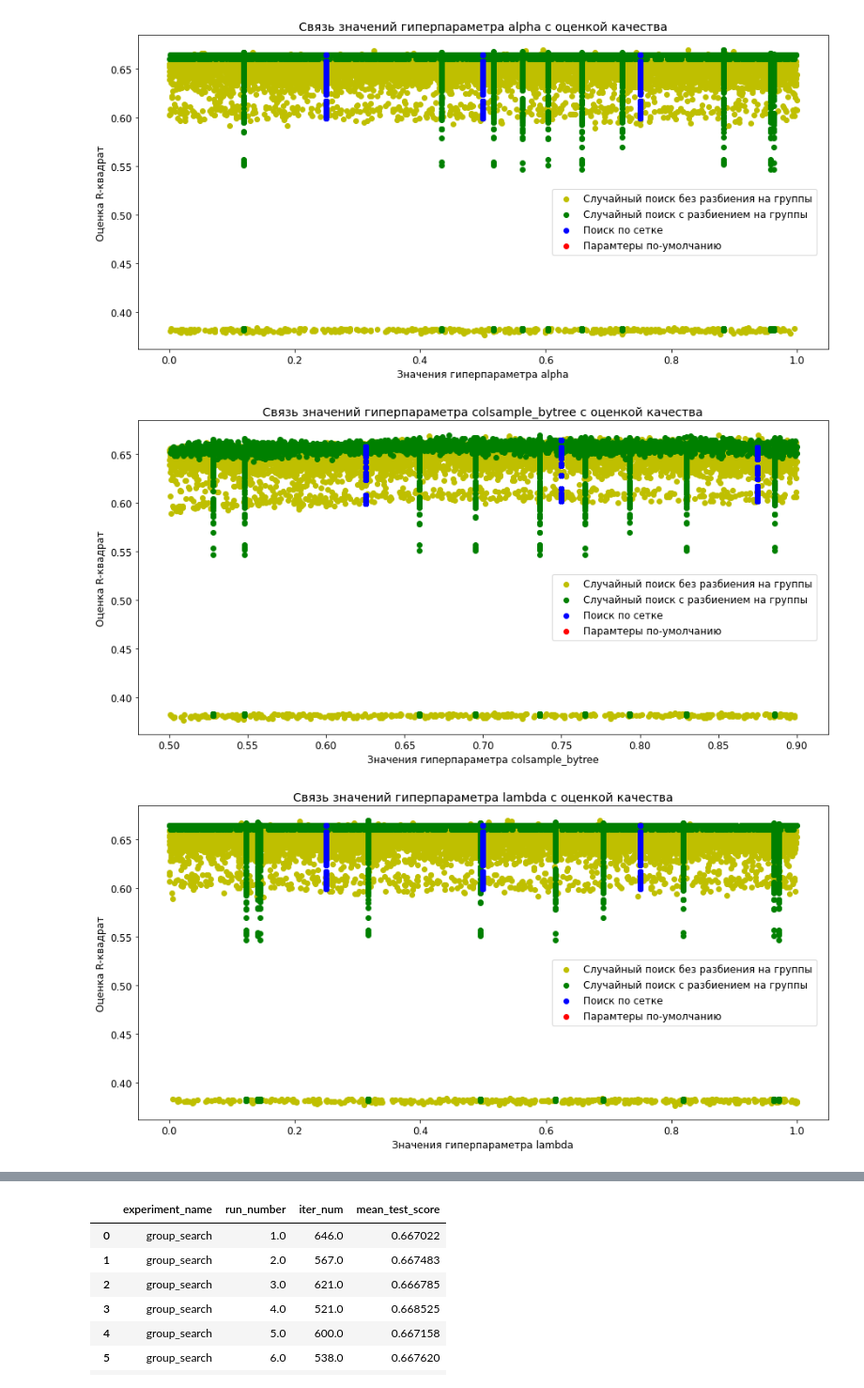
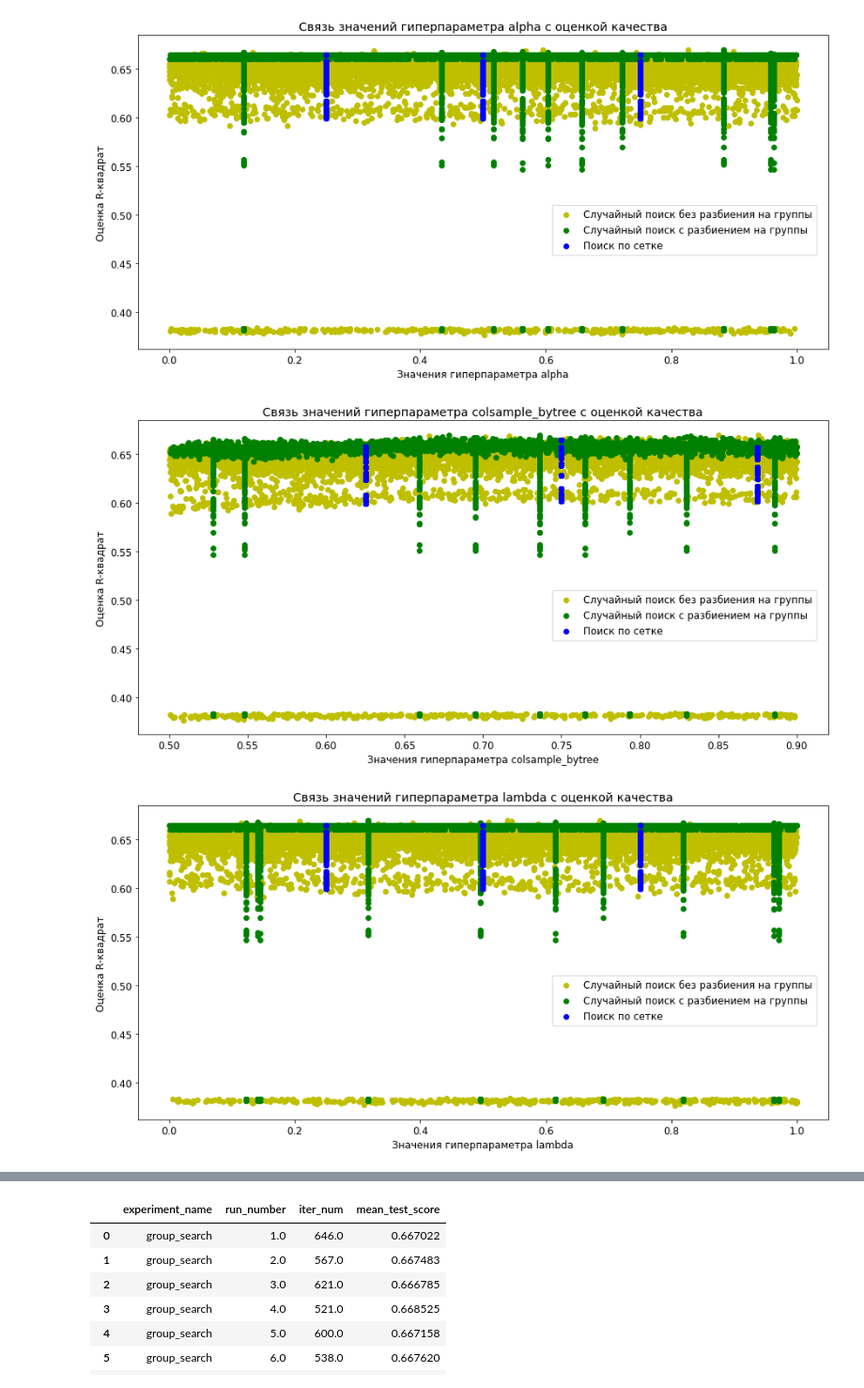
Before and after one commit to HollowPrincess/GradBoostOptim, a Jupyter notebook: full_test/test_1_analysis.ipynb, the cells around one changed output, grey strips where cells are left out. Shown at 94% size. Drawn from its saved outputs; the diff is of its cells as text; code cells hidden in the pictures.

Commit message:
run new data

```diff
--- a/full_test/test_1_analysis.ipynb
+++ b/full_test/test_1_analysis.ipynb
@@ -8,7 +8,8 @@ plt.rcParams.update({'font.size': 12})
 # %%
 dataset_name = 'prepared_facebook_data'
 folder_name = 'facebook_comm_vol'
-DIR_WITH_FILES= '../other_data_experiments/{}/'.format(folder_name)
+DIR_WITH_FILES= '../other_data_experiments/{}/first experiment/'.format(folder_name)
+GRAPHS_DIR = '../other_data_experiments/{}/graphs/'.format(folder_name)
 # %%
 grid_df = pd.read_csv(DIR_WITH_FILES+'res_grid_search_{}.csv'.format(dataset_name))
 default_df = pd.read_csv(DIR_WITH_FILES+'res_default_{}.csv'.format(dataset_name))
@@ -160,36 +165,35 @@ params_list=['param_alpha', 'param_colsample_bytree',
        'param_min_child_weight', 'param_subsample']
 
 df.loc[df.experiment_name.astype(str).str.contains("group"),
        "experiment_name"] = "group_search"
 
 
 exp_list = ("random_search", "group_search", "grid_search", "default")
 exp_list = {"random_search": "Случайный поиск без разбиения на группы",
                "group_search": "Случайный поиск с разбиением на группы",
-               "grid_search" : "Поиск по сетке",
-               "default": "Парамтеры по-умолчанию"}
+               "grid_search" : "Поиск по сетке"}
 color_list = ("y","green", "b", "r")
 for param in params_list:
     plt.figure(figsize=(15,7))
     right_bound = 0
 
     for exp_name, color in zip(exp_list, color_list):
         data = df.loc[df.experiment_name == exp_name]
         x=data.loc[:,param]
         y=data.loc[:,'mean_test_score']
         if np.max(x) > right_bound:
             right_bound = np.max(x)
         plt.scatter(x, y, color = color, alpha=1, label = exp_list[exp_name])
 
     plt.title("Связь значений гиперпараметра {} с оценкой качества".format(param.split("_", 1)[1]))
     plt.xlabel("Значения гиперпараметра "+param.split("_", 1)[1])
     plt.ylabel("Оценка R-квадрат")
     plt.legend(loc=(0.6,0.3))
     if param in ("param_max_depth", "param_min_child_weight"):
         plt.xticks(range(0, int(right_bound)+1))
-    plt.savefig(DIR_WITH_FILES+"graphs/{} influence in {}.jpg".format(param, dataset_name))
+    plt.savefig(GRAPHS_DIR+"{} influence in {}.jpg".format(param, dataset_name))
     plt.show()
 # %% [output]
-[figure, old version]
+[figure, new version]
-[figure, old version]
+[figure, new version]
-[figure, old version]
+[figure, new version]
```
Also changed, not shown: parts of 8 cells of this notebook, 39 other files.
